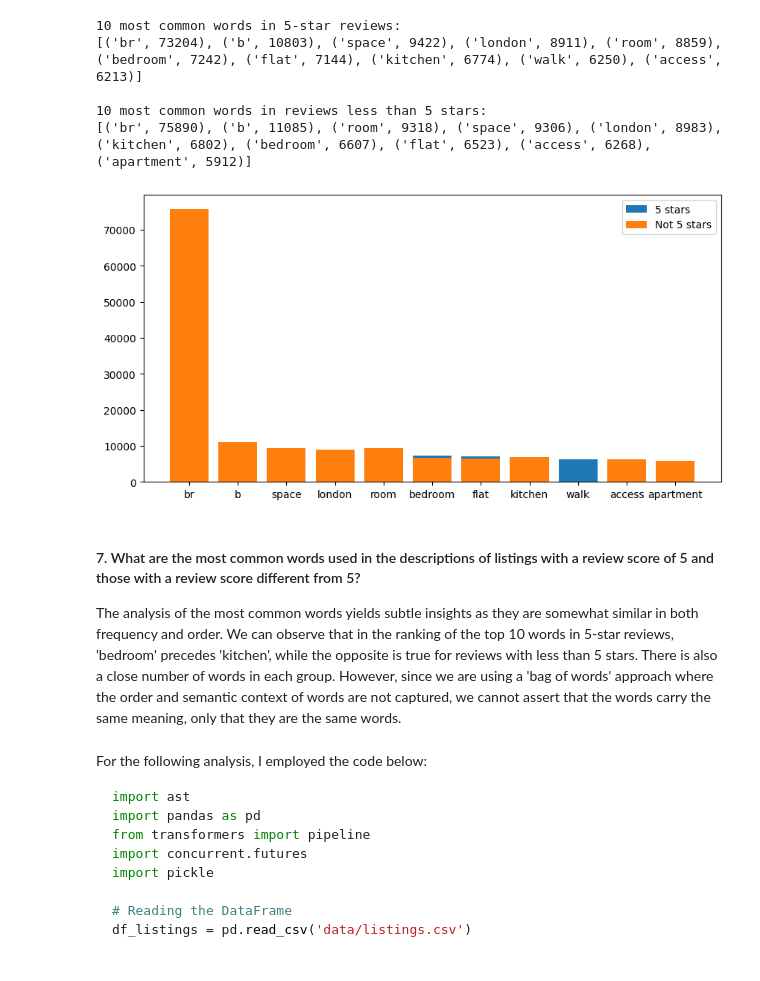
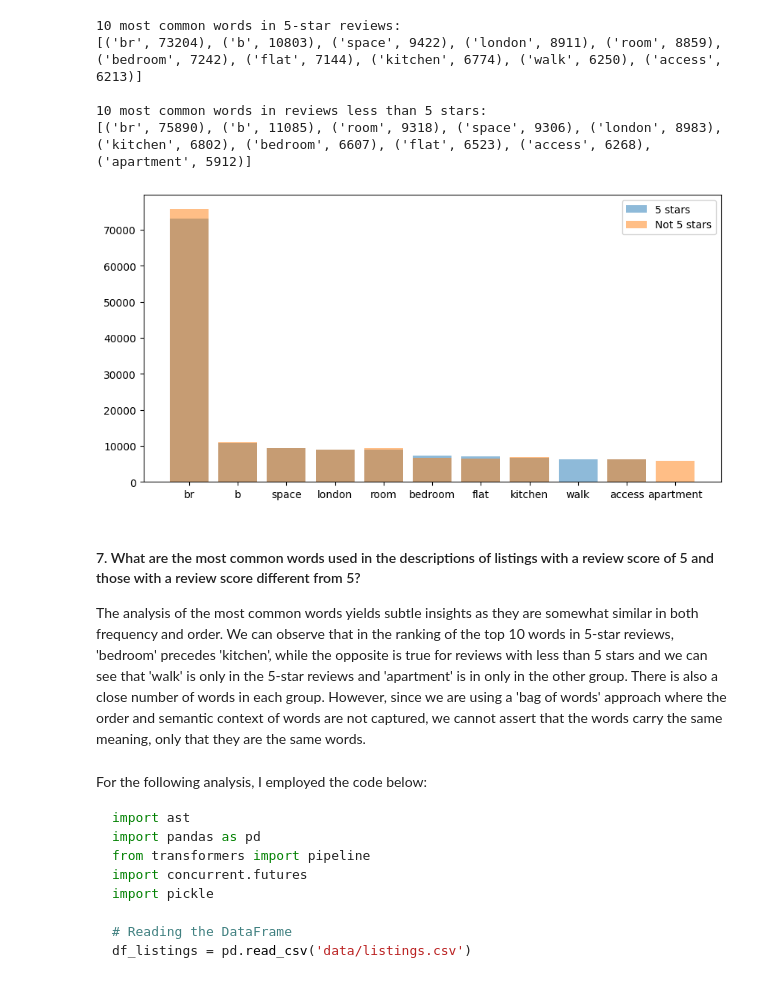
Before and after one commit to caiosalgado/datascienceprojects, a Jupyter notebook: london_airbnb_analysis.ipynb, the cells around one changed output. Cells and saved outputs as stored; diff of their text form; code cells hidden in the pictures.

Commit message:
changed the alpha in the most common words graph

```diff
--- a/london_airbnb_analysis.ipynb
+++ b/london_airbnb_analysis.ipynb
@@ -1037,16 +1037,16 @@ print(freq_dist_not_5_stars.most_common(10))
 # %%
 # plot freq_dist_5_stars.most_common(10) and freq_dist_not_5_stars.most_common(10) in the same plot
 plt.figure(figsize=(10, 5))
-plt.bar(*zip(*freq_dist_5_stars.most_common(10)), label='5 stars')
-plt.bar(*zip(*freq_dist_not_5_stars.most_common(10)), label='Not 5 stars')
+plt.bar(*zip(*freq_dist_5_stars.most_common(10)), label='5 stars', alpha=0.5)
+plt.bar(*zip(*freq_dist_not_5_stars.most_common(10)), label='Not 5 stars', alpha=0.5)
 plt.legend()
 plt.show()
 # %% [output]
-[figure, old version]
+[figure, new version]
 # %% [markdown]
 #### 7. What are the most common words used in the descriptions of listings with a review score of 5 and those with a review score different from 5?
 
-The analysis of the most common words yields subtle insights as they are somewhat similar in both frequency and order. We can observe that in the ranking of the top 10 words in 5-star reviews, 'bedroom' precedes 'kitchen', while the opposite is true for reviews with less than 5 stars. There is also a close number of words in each group. However, since we are using a 'bag of words' approach where the order and semantic context of words are not captured, we cannot assert that the words carry the same meaning, only that they are the same words.
+The analysis of the most common words yields subtle insights as they are somewhat similar in both frequency and order. We can observe that in the ranking of the top 10 words in 5-star reviews, 'bedroom' precedes 'kitchen', while the opposite is true for reviews with less than 5 stars and we can see that 'walk' is only in the 5-star reviews and 'apartment' is in only in the other group. There is also a close number of words in each group. However, since we are using a 'bag of words' approach where the order and semantic context of words are not captured, we cannot assert that the words carry the same meaning, only that they are the same words.
 # %% [markdown]
 For the following analysis, I employed the code below:
 
```
